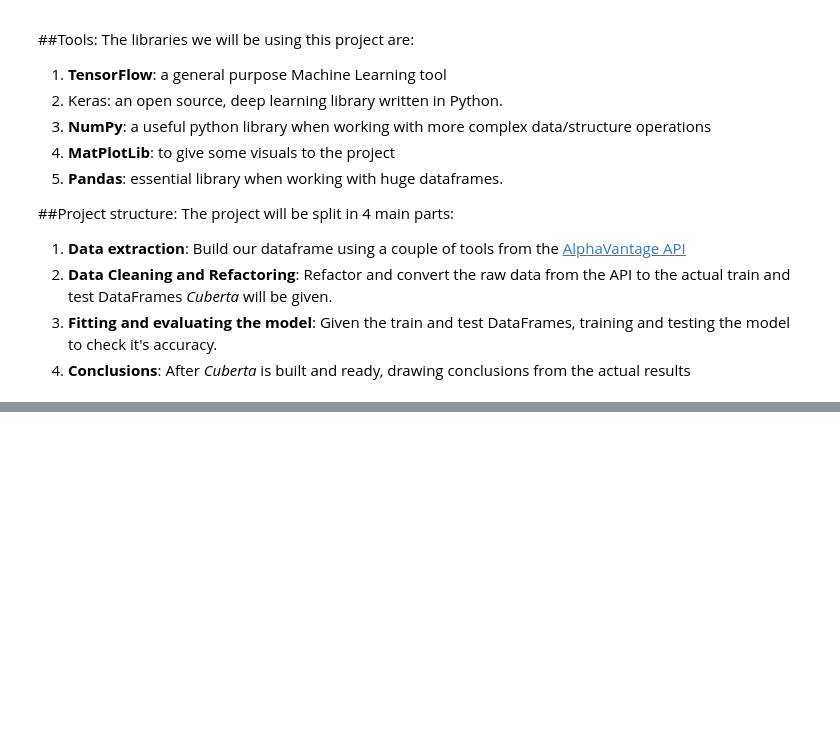
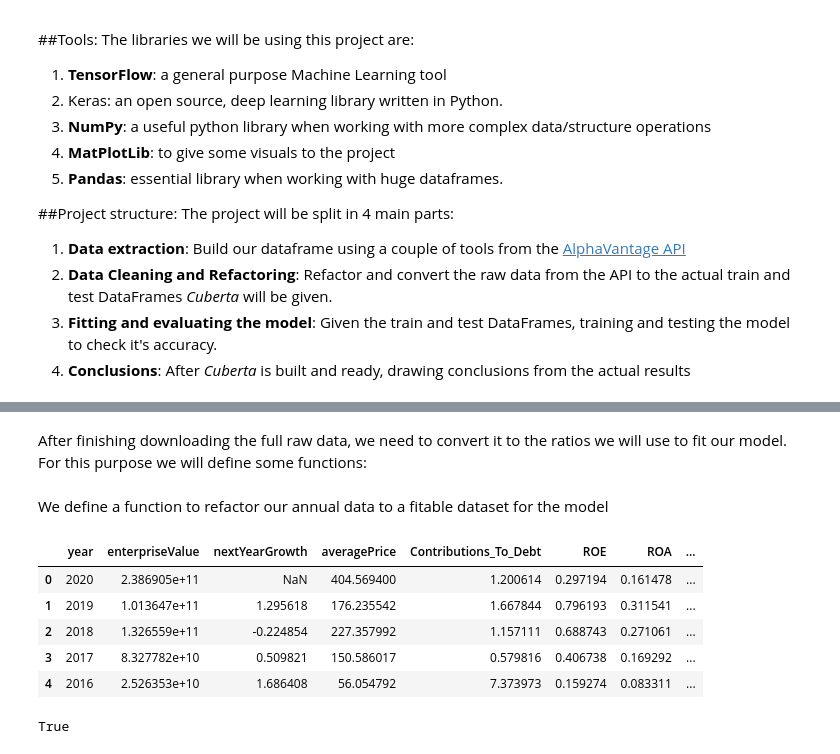
Before and after one commit to javiortig/stock_fundamentals_NN, a Jupyter notebook: Javier_Orti_Cuberta_NN.ipynb, the cells around one changed output, grey strips where cells are left out. Drawn from its saved outputs; the diff is of its cells as text; code cells hidden in the pictures; blank space fills up the shorter version.

```diff
--- a/Javier_Orti_Cuberta_NN.ipynb
+++ b/Javier_Orti_Cuberta_NN.ipynb
@@ -57,0 +202,2 @@ import pandas as pd
+# %% [markdown]
+After finishing downloading the full raw data, we need to convert it to the ratios we will use to fit our model. For this purpose we will define some functions:
@@ -57,0 +338,2 @@ import pandas as pd
+# %% [markdown]
+We define a function to refactor our annual data to a fitable dataset for the model
@@ -57,0 +569,10 @@ import pandas as pd
+# %%
+refactor_anual_company_data('ABMD')
+# %% [output]
+|  | year | enterpriseValue | nextYearGrowth | averagePrice | Contributions_To_Debt | ROE | ROA | ... |
+| 0 | 2020 | 2.386905e+11 | NaN | 404.569400 | 1.200614 | 0.297194 | 0.161478 | ... |
+| 1 | 2019 | 1.013647e+11 | 1.295618 | 176.235542 | 1.667844 | 0.796193 | 0.311541 | ... |
+| 2 | 2018 | 1.326559e+11 | -0.224854 | 227.357992 | 1.157111 | 0.688743 | 0.271061 | ... |
+| 3 | 2017 | 8.327782e+10 | 0.509821 | 150.586017 | 0.579816 | 0.406738 | 0.169292 | ... |
+| 4 | 2016 | 2.526353e+10 | 1.686408 | 56.054792 | 7.373973 | 0.159274 | 0.083311 | ... |
+True
```
Also changed, not shown: parts of 24 cells of this notebook.
